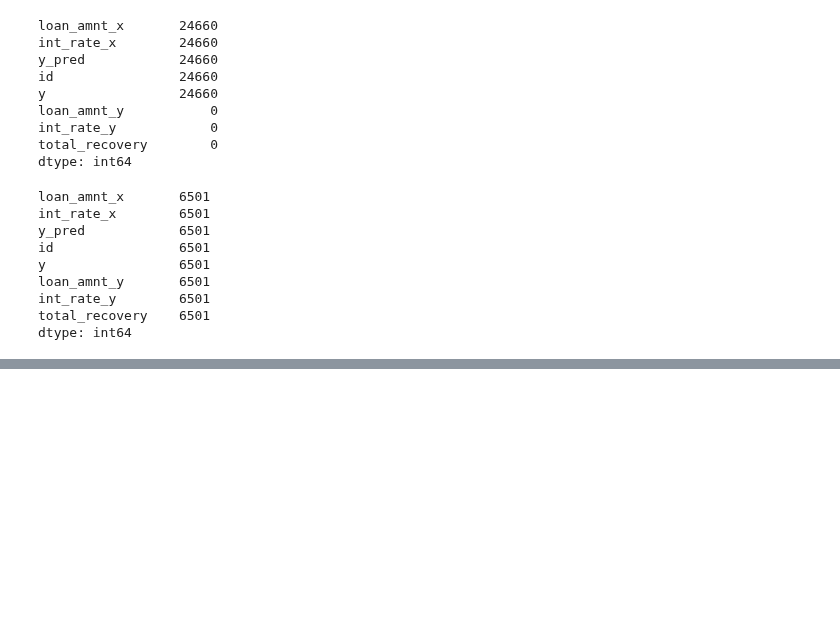
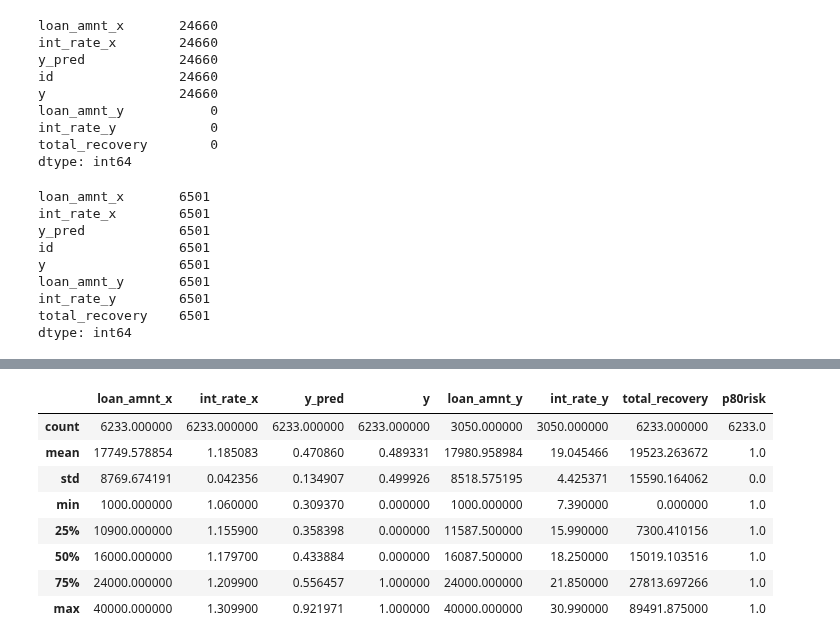
Before and after one commit to MykolaPinchuk/KaggleProjects, a Jupyter notebook: kp102-lc-loaddef.ipynb, the cells around one changed output, grey strips where cells are left out. Saved outputs shown, nothing was run; the diff lists cells and outputs as text; code cells hidden in the pictures; blank space fills up the shorter version.

```diff
--- a/kp102-lc-loaddef.ipynb
+++ b/kp102-lc-loaddef.ipynb
@@ -148,7 +148,7 @@ df.issue_d = pd.to_datetime(df.issue_d, format='%b-%Y')
 df['year_issued']=df.issue_d.dt.year
 #df = df[df.year_issued.isin([2018])]
 
-df = df.sample(200000)
+#df = df.sample(200000, random_state=1)
 df.reset_index(inplace=True, drop=True)
 display(df.shape, time.time()-time0, df.head())
 # %% [output]
@@ -989,13 +989,9 @@ The code below uses loan_amnt, int_rate and recovery features to calculate this
 recoveries['total_recovery'] = recoveries.total_rec_prncp + recoveries.total_rec_int + recoveries.recoveries
 recoveries['tot_recov_rp'] = recoveries.total_recovery/recoveries.loan_amnt
 recoveries['tot_recov_rt'] = recoveries.total_recovery/(recoveries.loan_amnt*((recoveries.int_rate/100+1)**3))
-display(recoveries.describe())
 # in a few cases the recoveries seem to exceed total proceeds.
 # this may be the result of ignoring time discounting and compound interest in my calculations
-# in such cases I set total proceeds equal to loan_amnt*(int_rate+1)
-recoveries.loc[recoveries.tot_recov_rt>1,'tot_recov_rt']=1
-recoveries.total_recovery=recoveries.tot_recov_rt*(recoveries.loan_amnt*(recoveries.int_rate/100+1))
-recoveries['tot_recov_rp'] = recoveries.total_recovery/recoveries.loan_amnt
+# ior those may be rarer 60-months loans. so i do not adjust such cases.
 display(recoveries.describe(), recoveries.head())
 # %% [output]
 |  | recoveries | loan_amnt | int_rate | total_rec_prncp | total_rec_int | total_recovery | tot_recov_rp | ... |
@@ -1063,12 +1050,3 @@ loan_amnt_y       6501
 int_rate_y        6501
 total_recovery    6501
 dtype: int64
-# %%
-# select top 20% riskiest loans:
-p80risk = np.percentile(test.y_pred, 80)
-test['p80risk'] = (test.y_pred>=p80risk).astype(int)
-test = test[p80risk==1]
-test.loc[test.total_recovery.isnull(),'total_recovery']=test.loan_amnt_x*(test.int_rate_x**3)
-display(test)
-
-proceeds = test.loc[test]
@@ -1092,0 +1053,24 @@ p80risk = np.percentile(test.y_pred, 80)
+# %%
+# select top 20% riskiest loans by calculating decision threshold, giving 20% recall:
+
+desired_recall = 0.205
+
+temp = recall_t[(recall_t>(desired_recall-0.001))&(recall_t<(desired_recall+0.001))]
+temp = temp[int(len(temp)/2)]
+indexx = ((np.where(recall_t==temp)))[0][0]
+r20threshold = threshold[indexx]
+p80risk = r20threshold
+test['p80risk'] = (test.y_pred>=p80risk).astype(int)
+display(test.shape, p80risk)
+
+risky_loans = test[test.p80risk==1]
+risky_loans.loc[risky_loans.total_recovery.isnull(),'total_recovery']=\
+risky_loans.loan_amnt_x*(risky_loans.int_rate_x**3)
+# when the loan is repaid, I calculate total return and save it into total_recovery column.
+display(risky_loans.head(), risky_loans.shape)
+
+proceeds = risky_loans.total_recovery.sum()
+proceeds_tnotes = (risky_loans.loan_amnt_x.sum())*(1.02**3)
+print("Investors' total returns from investing in risky loans", int(proceeds))
+print("Investors' total returns from investing in T-notes", int(proceeds_tnotes))
+print("Investors' savings: $", int(proceeds_tnotes-proceeds))
@@ -1092,0 +1090,12 @@ p80risk = np.percentile(test.y_pred, 80)
+# %%
+test.describe()
+# %% [output]
+|  | loan_amnt_x | int_rate_x | y_pred | y | loan_amnt_y | int_rate_y | total_recovery | p80risk |
+| count | 6233.000000 | 6233.000000 | 6233.000000 | 6233.000000 | 3050.000000 | 3050.000000 | 6233.000000 | 6233.0 |
+| mean | 17749.578854 | 1.185083 | 0.470860 | 0.489331 | 17980.958984 | 19.045466 | 19523.263672 | 1.0 |
+| std | 8769.674191 | 0.042356 | 0.134907 | 0.499926 | 8518.575195 | 4.425371 | 15590.164062 | 0.0 |
+| min | 1000.000000 | 1.060000 | 0.309370 | 0.000000 | 1000.000000 | 7.390000 | 0.000000 | 1.0 |
+| 25% | 10900.000000 | 1.155900 | 0.358398 | 0.000000 | 11587.500000 | 15.990000 | 7300.410156 | 1.0 |
+| 50% | 16000.000000 | 1.179700 | 0.433884 | 0.000000 | 16087.500000 | 18.250000 | 15019.103516 | 1.0 |
+| 75% | 24000.000000 | 1.209900 | 0.556457 | 1.000000 | 24000.000000 | 21.850000 | 27813.697266 | 1.0 |
+| max | 40000.000000 | 1.309900 | 0.921971 | 1.000000 | 40000.000000 | 30.990000 | 89491.875000 | 1.0 |
```
Also changed, not shown: parts of 7 cells of this notebook.
